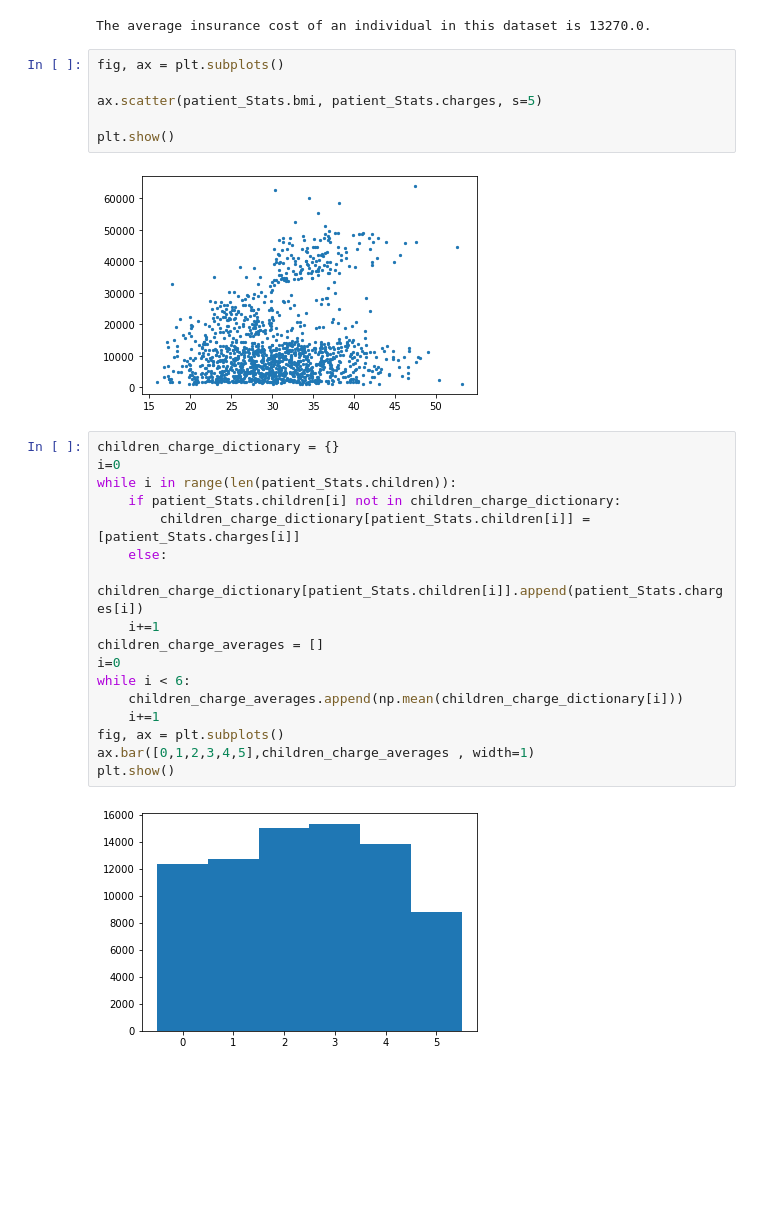
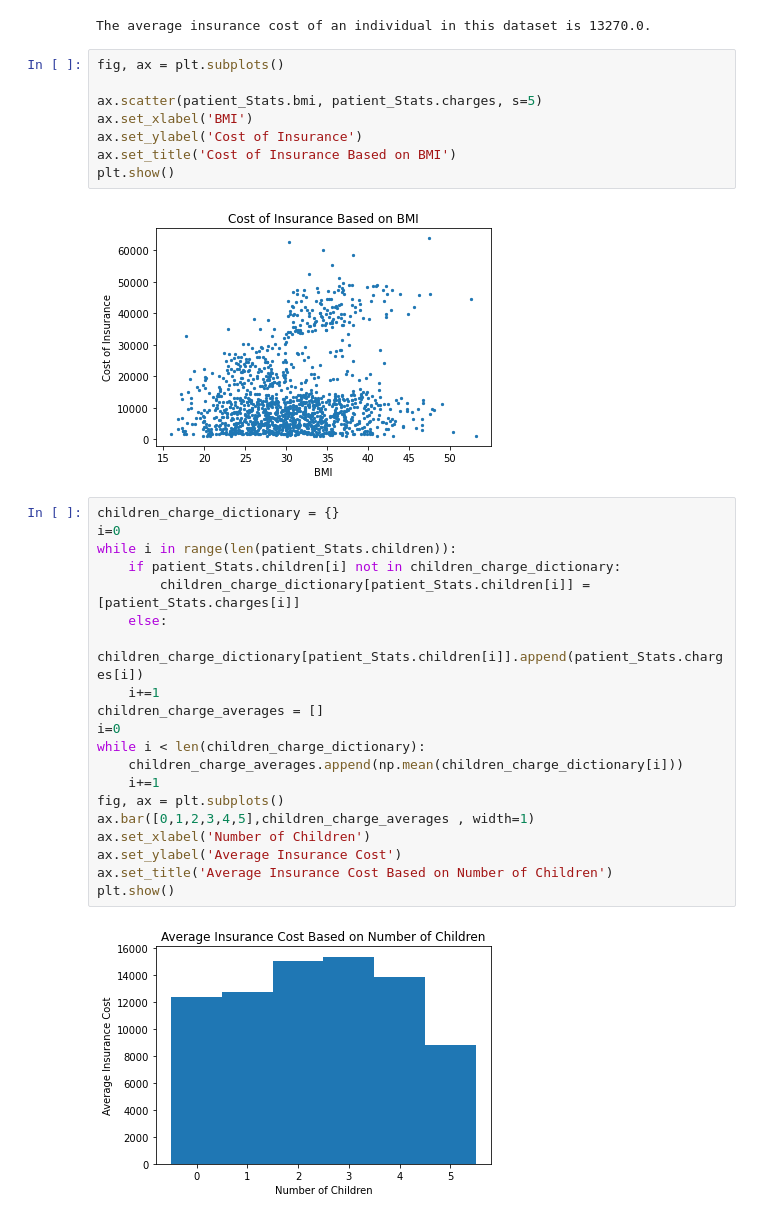
Before and after one commit to otdossett/Insurance-Data-Portfolio-Project, a Jupyter notebook: InsuranceDataNotebook.ipynb, the cells around one changed output. Saved outputs shown, nothing was run; the diff lists cells and outputs as text; blank space fills up the shorter version.

```diff
--- a/InsuranceDataNotebook.ipynb
+++ b/InsuranceDataNotebook.ipynb
@@ -92,11 +92,13 @@ The average insurance cost of an individual in this dataset is 13270.0.
 # %%
 fig, ax = plt.subplots()
 
 ax.scatter(patient_Stats.bmi, patient_Stats.charges, s=5)
-
+ax.set_xlabel('BMI')
+ax.set_ylabel('Cost of Insurance')
+ax.set_title('Cost of Insurance Based on BMI')
 plt.show()
 # %% [output]
-[figure, old version]
+[figure, new version]
 # %%
 children_charge_dictionary = {}
 i=0
@@ -108,11 +110,14 @@ while i in range(len(patient_Stats.children)):
     i+=1
 children_charge_averages = []
 i=0
-while i < 6:
+while i < len(children_charge_dictionary):
     children_charge_averages.append(np.mean(children_charge_dictionary[i]))
     i+=1
 fig, ax = plt.subplots()
 ax.bar([0,1,2,3,4,5],children_charge_averages , width=1)
+ax.set_xlabel('Number of Children')
+ax.set_ylabel('Average Insurance Cost')
+ax.set_title('Average Insurance Cost Based on Number of Children')
 plt.show()
 # %% [output]
-[figure, old version]
+[figure, new version]
```
Also changed, not shown: parts of 1 cell of this notebook.
